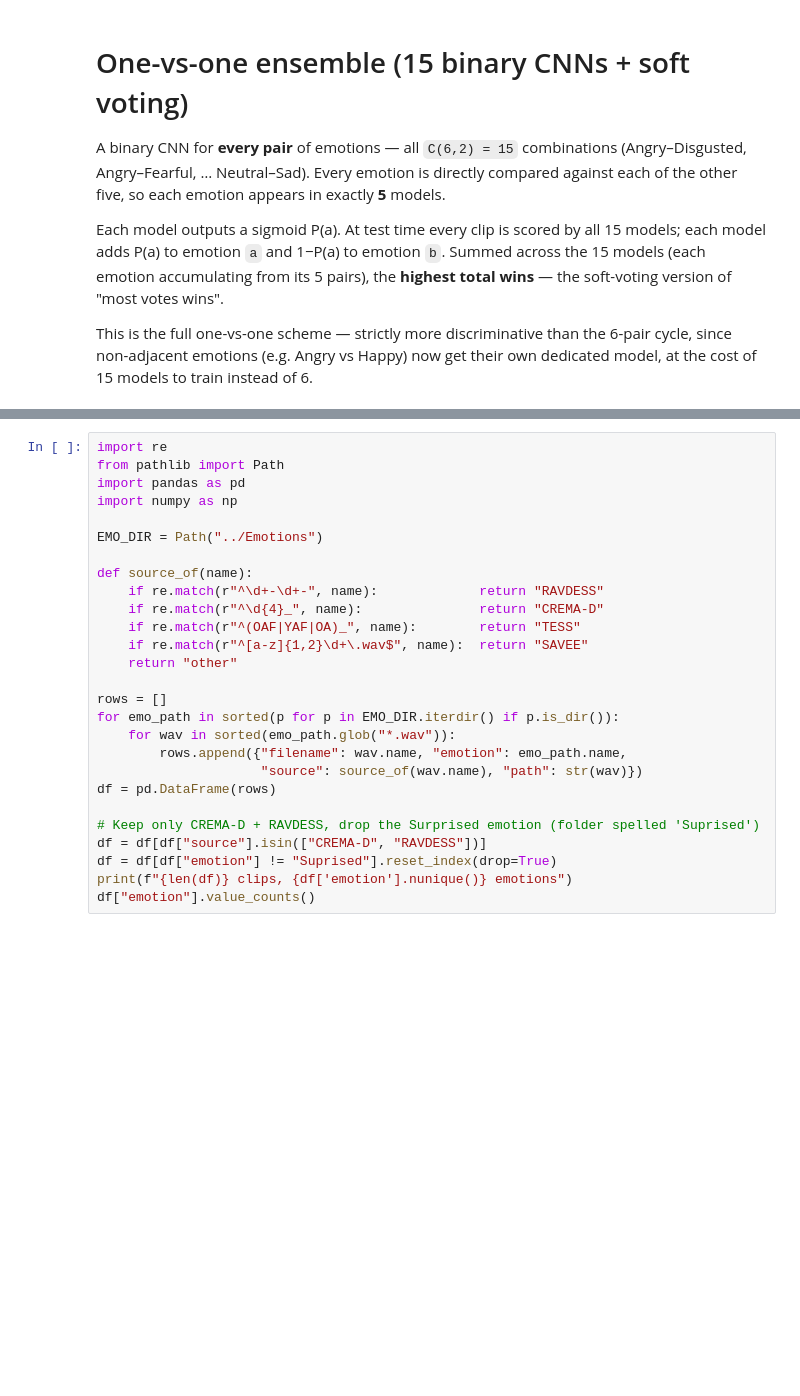
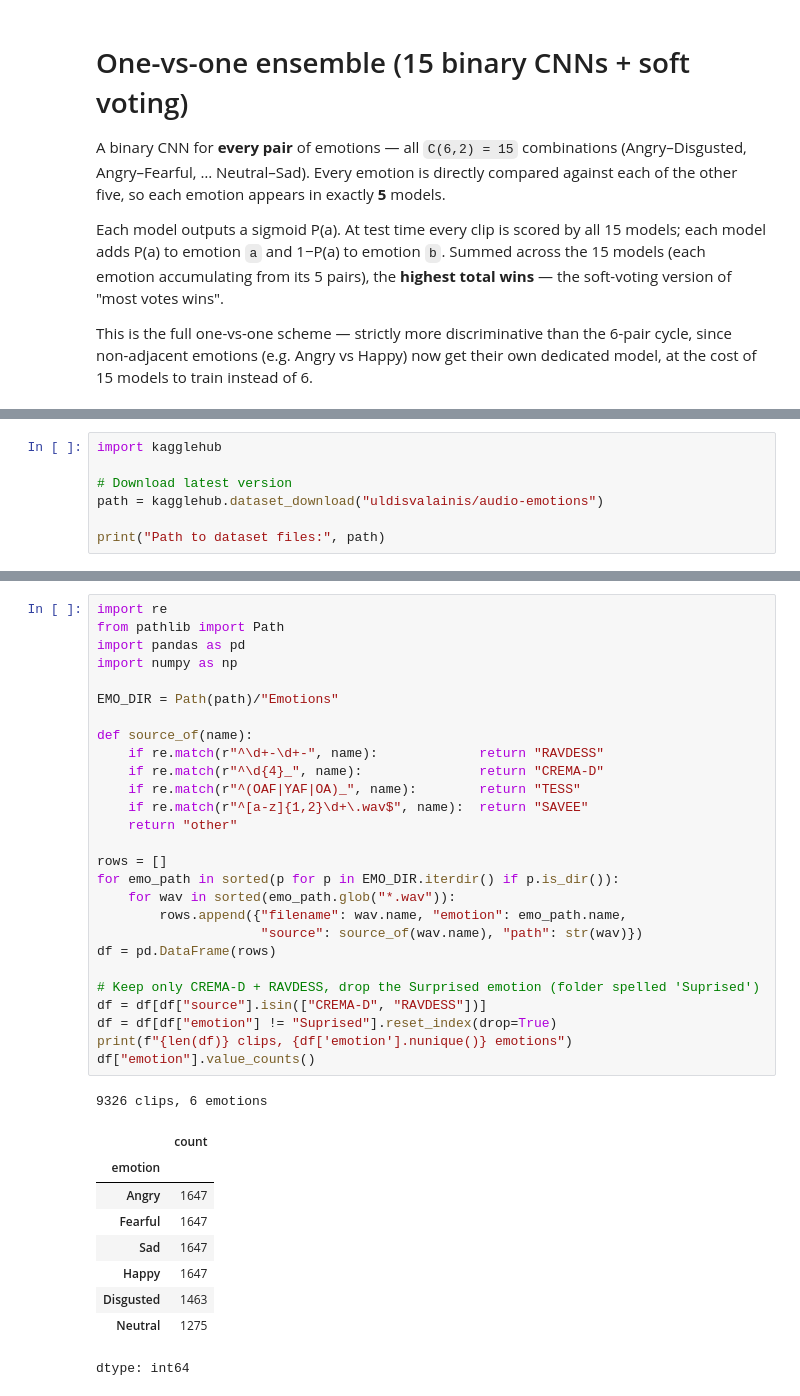
Before and after one commit to ethan27625/Group-1---Capstone, a Jupyter notebook: Notebooks/PairwiseVoting.ipynb, the cells around one changed output, grey strips where cells are left out. Drawn from its saved outputs; the diff is of its cells as text; blank space fills up the shorter version.

```diff
--- a/Notebooks/PairwiseVoting.ipynb
+++ b/Notebooks/PairwiseVoting.ipynb
@@ -8,0 +11,7 @@ This is the full one-vs-one scheme — strictly more discriminative than the 6-p
+# %%
+import kagglehub
+
+# Download latest version
+path = kagglehub.dataset_download("uldisvalainis/audio-emotions")
+
+print("Path to dataset files:", path)
@@ -9,30 +22,41 @@ This is the full one-vs-one scheme — strictly more discriminative than the 6-p
 # %%
 import re
 from pathlib import Path
 import pandas as pd
 import numpy as np
 
-EMO_DIR = Path("../Emotions")
+EMO_DIR = Path(path)/"Emotions"
 
 def source_of(name):
     if re.match(r"^\d+-\d+-", name):             return "RAVDESS"
     if re.match(r"^\d{4}_", name):               return "CREMA-D"
     if re.match(r"^(OAF|YAF|OA)_", name):        return "TESS"
     if re.match(r"^[a-z]{1,2}\d+\.wav$", name):  return "SAVEE"
     return "other"
 
 rows = []
 for emo_path in sorted(p for p in EMO_DIR.iterdir() if p.is_dir()):
     for wav in sorted(emo_path.glob("*.wav")):
         rows.append({"filename": wav.name, "emotion": emo_path.name,
                      "source": source_of(wav.name), "path": str(wav)})
 df = pd.DataFrame(rows)
 
 # Keep only CREMA-D + RAVDESS, drop the Surprised emotion (folder spelled 'Suprised')
 df = df[df["source"].isin(["CREMA-D", "RAVDESS"])]
 df = df[df["emotion"] != "Suprised"].reset_index(drop=True)
 print(f"{len(df)} clips, {df['emotion'].nunique()} emotions")
 df["emotion"].value_counts()
+# %% [output]
+9326 clips, 6 emotions
+|  | count |
+| emotion |  |
+| Angry | 1647 |
+| Fearful | 1647 |
+| Sad | 1647 |
+| Happy | 1647 |
+| Disgusted | 1463 |
+| Neutral | 1275 |
+dtype: int64
 # %%
 import librosa
 from tqdm.auto import tqdm
```
Also changed, not shown: parts of 9 cells of this notebook.
